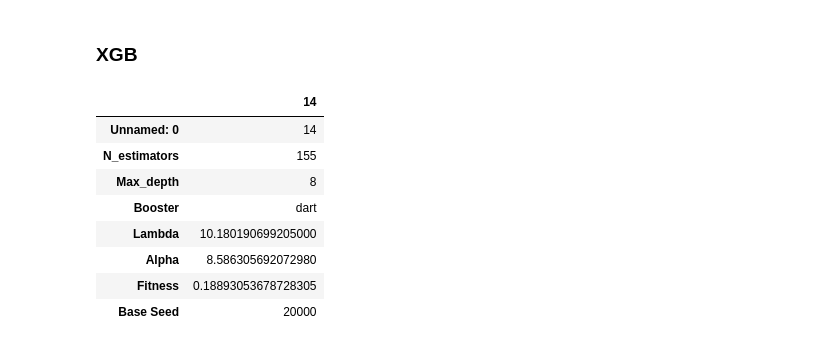
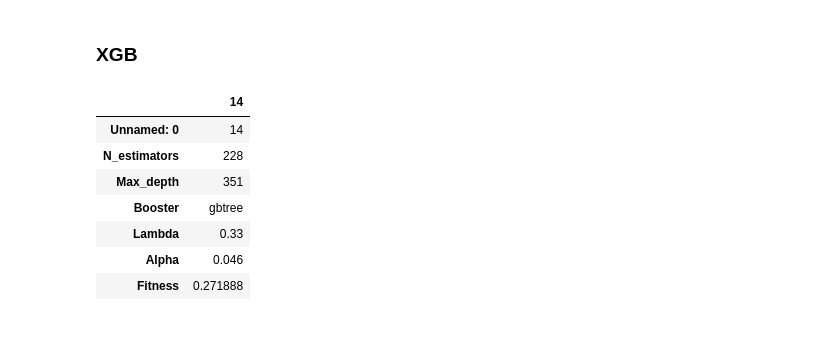
Before and after one commit to eduardoalba0/ppgeps_dissertacao, a Jupyter notebook: 04 - Otimização - Regressão.ipynb, the cells around one changed output. Saved outputs shown, nothing was run; the diff lists cells and outputs as text; code cells hidden in the pictures.

Commit message:
Otimização  sem dados normalizados e sem remoção de outliers.

```diff
--- a/04 - Otimização - Regressão.ipynb
+++ b/04 - Otimização - Regressão.ipynb
@@ -128,7 +129,8 @@ class Otimizador:
 
     def salvar_csv(self):
         pd_df = self.iteracoes_dataframe()
-        pd_df.to_csv(f"resultados/otimização - regressão/{self.nome_modelo} SEED {self.seed}.csv", sep=";", decimal=",", index=True)
+        pd_df.to_csv(f"resultados/otimização - regressão/{self.nome_modelo} SEED {self.seed}.csv", sep=";", decimal=".",
+                     index=True)
         del pd_df
 # %% [markdown]
 ### ESN
@@ -921,17 +907,19 @@ df_features = df_consumo.drop(df_consumo.drop(df_features, axis=1).columns.to_li
 # Execução da Otimização
 # %%
 seeds = [1000, 2000, 3000, 4000, 5000, 6000, 7000, 8000, 9000, 10000]
+n_iteracoes = 15
+n_novas_solucoes = 15
 
 for seed in seeds:
-    SAESN(df_consumo, df_features, 15, 15, seed)
-    SAMLP(df_consumo, df_features, 15, 15, seed)
-    SARF(df_consumo, df_features, 15, 15, seed)
-    SAXGB(df_consumo, df_features, 15, 15, seed)
-    PSOESN(df_consumo, df_features, 15, 15, seed)
-    PSOMLP(df_consumo, df_features, 15, 15, seed)
-    PSORF(df_consumo, df_features, 15, 15, seed)
-    PSOXGB(df_consumo, df_features, 15, 15, seed)
+    SAESN(df_consumo, df_features, n_novas_solucoes, n_iteracoes, seed)
+    SAMLP(df_consumo, df_features, n_novas_solucoes, n_iteracoes, seed)
+    SARF(df_consumo, df_features, n_novas_solucoes, n_iteracoes, seed)
+    SAXGB(df_consumo, df_features, n_novas_solucoes, n_iteracoes, seed)
+    PSOESN(df_consumo, df_features, n_novas_solucoes, n_iteracoes, seed)
+    PSOMLP(df_consumo, df_features, n_novas_solucoes, n_iteracoes, seed)
+    PSORF(df_consumo, df_features, n_novas_solucoes, n_iteracoes, seed)
+    PSOXGB(df_consumo, df_features, n_novas_solucoes, n_iteracoes, seed)
 #
 for seed in seeds:
-    SALSTM(df_consumo, df_features, 15, 15, seed)
-    PSOLSTM(df_consumo, df_features, 15, 15, seed)
+    SALSTM(df_consumo, df_features, n_novas_solucoes, n_iteracoes, seed)
+    PSOLSTM(df_consumo, df_features, n_novas_solucoes, n_iteracoes, seed)
@@ -971,20 +980,21 @@ FileNotFoundError: [Errno 2] No such file or directory: 'parâmetros/SA-ESN SEED
 ## Best Params
 # %%
 best = {}
-for model in ["ESN", "LSTM", "RF", "XGB"]:
+for modelo in ["ESN", "LSTM", "MLP", "RF", "XGBoost"]:
     df = pandas.DataFrame()
-    for optimizer in ["GA", "PSO"]:
-        for seed in ["10000", "20000", "30000"]:
+    for otimizador in ["PSO", "SA"]:
+        for seed in seeds:
             try:
-                new_df = pandas.read_csv(f'parâmetros/{optimizer}-{model} ITERS SEED {seed}.csv', sep=";", decimal=",",
-                                         header=0)
-                df = pandas.concat([df, new_df], axis=0)
+                novo_df = pandas.read_csv(f'resultados/otimização - regressão/{otimizador}-{modelo} SEED {seed}.csv',
+                                          sep=";", decimal=".",
+                                          header=0)
+                df = pandas.concat([df, novo_df], axis=0)
             except Exception as e:
                 continue
 
     df = df.sort_values(by=["Fitness"])
     df[df.isnull()] = None
-    best[f"{model}"] = df[:1]
+    best[f"{modelo}"] = df[:1]
 # %% [markdown]
 ### ESN
 # %%
@@ -1026,14 +1046,13 @@ best["RF"].transpose()
 # %% [markdown]
 ### XGB
 # %%
-best["XGB"].transpose()
+best["XGBoost"].transpose()
 # %% [output]
 |  | 14 |
 | Unnamed: 0 | 14 |
-| N_estimators | 155 |
-| Max_depth | 8 |
-| Booster | dart |
-| Lambda | 10.180190699205000 |
-| Alpha | 8.586305692072980 |
-| Fitness | 0.18893053678728305 |
-| Base Seed | 20000 |
+| N_estimators | 228 |
+| Max_depth | 351 |
+| Booster | gbtree |
+| Lambda | 0.33 |
+| Alpha | 0.046 |
+| Fitness | 0.271888 |
```
Also changed, not shown: parts of 10 cells of this notebook, 40 other files.
